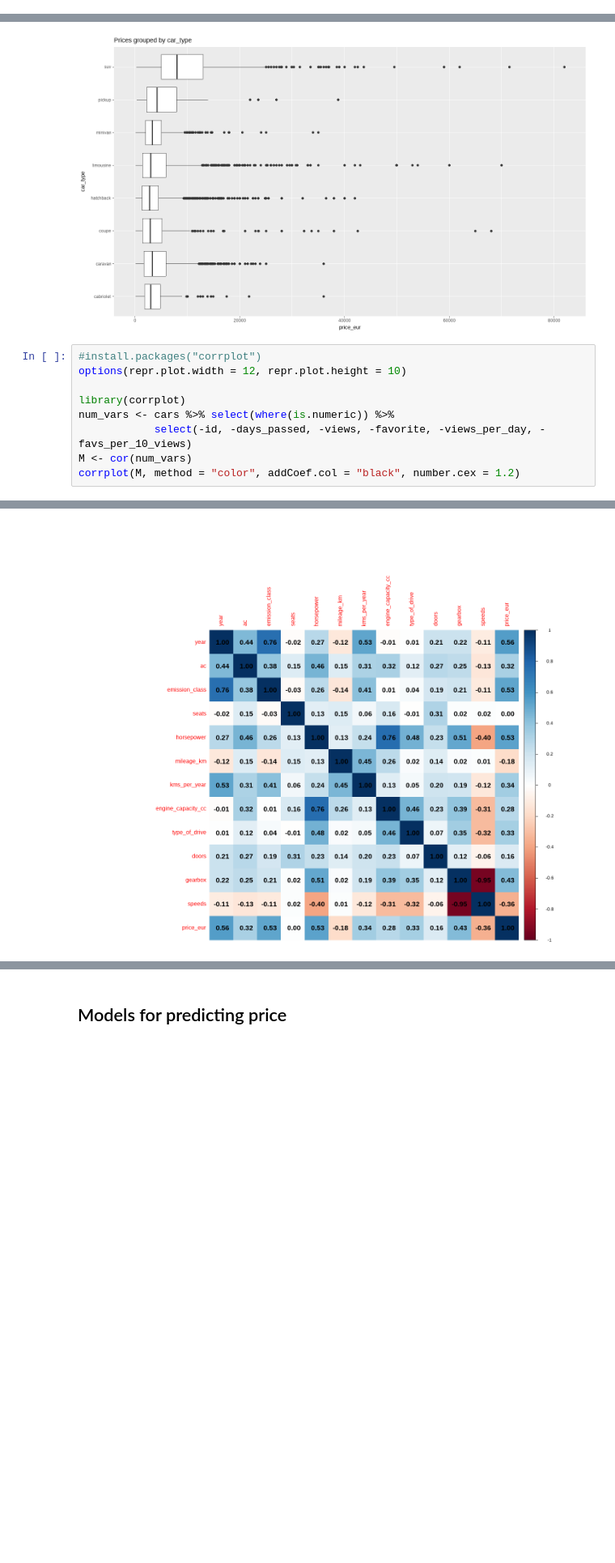
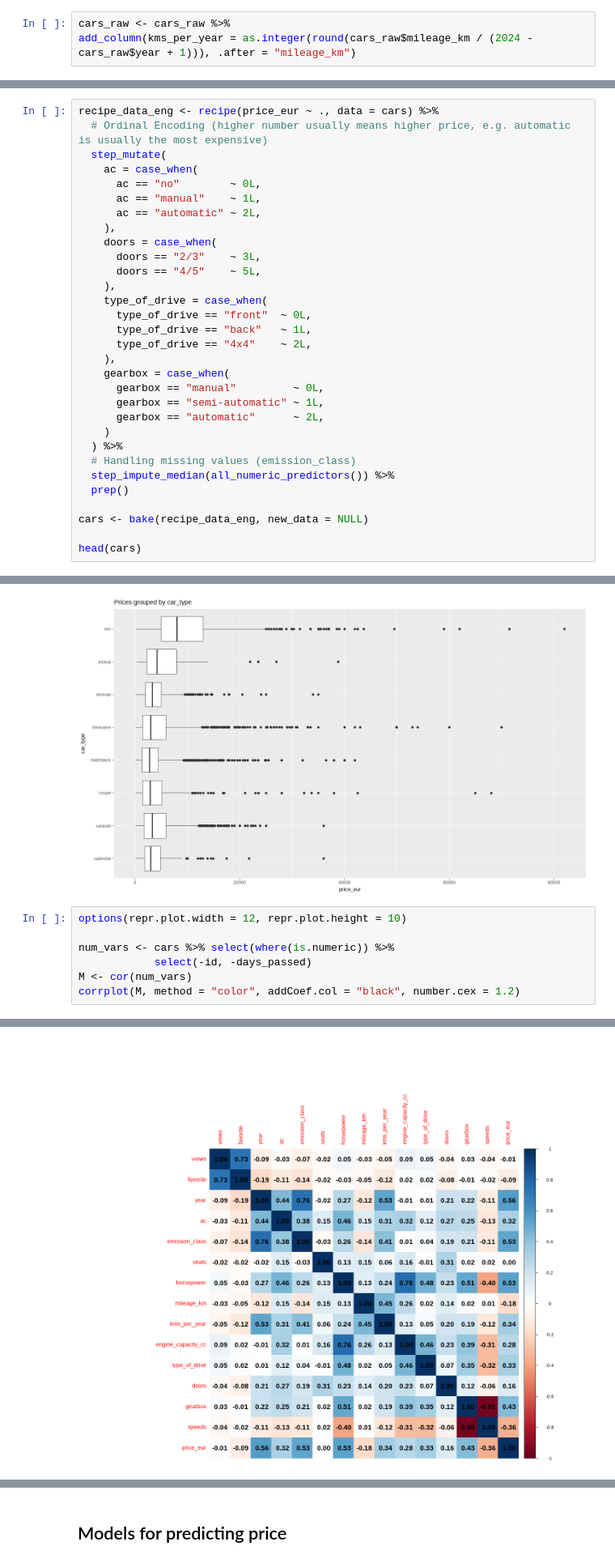
Before and after one commit to balintschmidt22/r_data_mining, a Jupyter notebook: car_sales.ipynb, the cells around one changed output, grey strips where cells are left out. Shown at 81% size. Saved outputs shown, nothing was run; the diff lists cells and outputs as text; blank space fills up the shorter version.

```diff
--- a/car_sales.ipynb
+++ b/car_sales.ipynb
@@ -509,6 +514,9 @@ mutate(car_type = str_replace(car_type, "minivan \\(MPV\\)", "minivan"))
 # %%
 cars_raw <- cars_raw %>%
 mutate(across(c(mileage_km, engine_capacity_cc), as.integer))
+# %%
+cars_raw <- cars_raw %>%
+add_column(kms_per_year = as.integer(round(cars_raw$mileage_km / (2024 - cars_raw$year + 1))), .after = "mileage_km")
 # %%
 problems(cars_raw)
 # %%
@@ -761,0 +681,31 @@ A tibble: 6 × 24
+# %%
+recipe_data_eng <- recipe(price_eur ~ ., data = cars) %>%
+  # Ordinal Encoding (higher number usually means higher price, e.g. automatic is usually the most expensive)
+  step_mutate(
+    ac = case_when(
+      ac == "no"        ~ 0L,
+      ac == "manual"    ~ 1L,
+      ac == "automatic" ~ 2L,
+    ),
+    doors = case_when(
+      doors == "2/3"    ~ 3L,
+      doors == "4/5"    ~ 5L,
+    ),
+    type_of_drive = case_when(
+      type_of_drive == "front"  ~ 0L,
+      type_of_drive == "back"   ~ 1L,
+      type_of_drive == "4x4"    ~ 2L,
+    ),
+    gearbox = case_when(
+      gearbox == "manual"         ~ 0L,
+      gearbox == "semi-automatic" ~ 1L,
+      gearbox == "automatic"      ~ 2L,
+    )
+  ) %>%
+  # Handling missing values (emission_class)
+  step_impute_median(all_numeric_predictors()) %>%
+  prep()
+
+cars <- bake(recipe_data_eng, new_data = NULL)
+
+head(cars)
@@ -795,12 +755,10 @@ ggplot(cars, aes(x = car_type, y = price_eur)) +
 # %% [output]
 [figure]
 # %%
-#install.packages("corrplot")
 options(repr.plot.width = 12, repr.plot.height = 10)
 
-library(corrplot)
 num_vars <- cars %>% select(where(is.numeric)) %>%
-            select(-id, -days_passed, -views, -favorite, -views_per_day, -favs_per_10_views)
+            select(-id, -days_passed)
 M <- cor(num_vars)
 corrplot(M, method = "color", addCoef.col = "black", number.cex = 1.2)
 # %% [output]
@@ -808 +765 @@ corrplot 0.95 loaded
-[figure, old version]
+[figure, new version]
```
Also changed, not shown: parts of 47 cells of this notebook.
